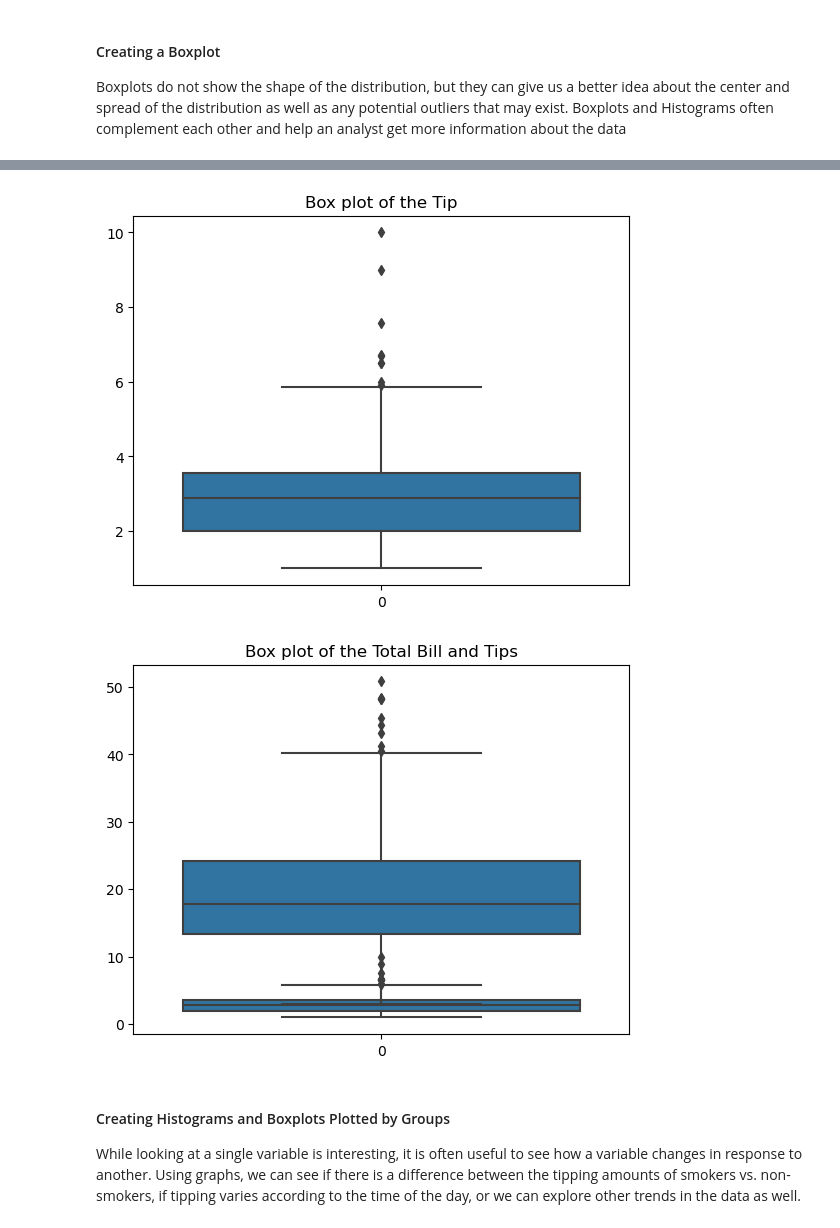
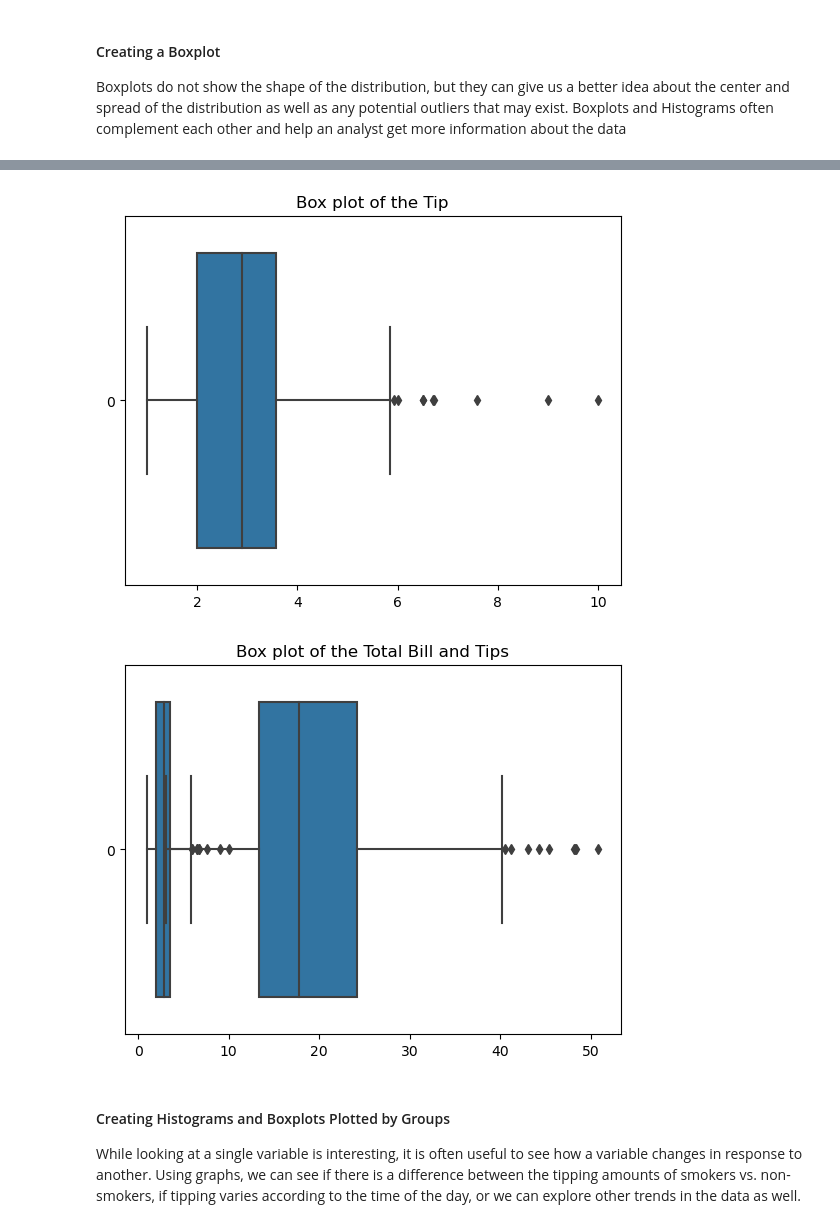
Before and after one commit to elsayedg/Statistics-with-Python-Specialization, a Jupyter notebook: 1_Understanding and Visualizing Data with Python/WEEK 2 - UNIVARIATE DATA/2- Tables_Histograms_and_Boxplots_in_Python.ipynb, the cells around one changed output, grey strips where cells are left out. Cells and saved outputs as stored; diff of their text form; code cells hidden in the pictures.

Commit message:
making box plots horizontal

```diff
--- a/1_Understanding and Visualizing Data with Python/WEEK 2 - UNIVARIATE DATA/2- Tables_Histograms_and_Boxplots_in_Python.ipynb
+++ b/1_Understanding and Visualizing Data with Python/WEEK 2 - UNIVARIATE DATA/2- Tables_Histograms_and_Boxplots_in_Python.ipynb
@@ -106,16 +107,16 @@ plt.show()
 # %%
 # Create a boxplot of the tips amounts
-sns.boxplot(tips_data["tip"]).set_title("Box plot of the Tip")
+sns.boxplot(tips_data["tip"],orient="h").set_title("Box plot of the Tip")
 plt.show()
 # %% [output]
-[figure, old version]
+[figure, new version]
 # %%
 # Create a boxplot of the tips and total bill amounts - do not do it like this
-sns.boxplot(tips_data["total_bill"])
-sns.boxplot(tips_data["tip"]).set_title("Box plot of the Total Bill and Tips")
+sns.boxplot(tips_data["total_bill"],orient="h")
+sns.boxplot(tips_data["tip"],orient="h").set_title("Box plot of the Total Bill and Tips")
 plt.show()
 # %% [output]
-[figure, old version]
+[figure, new version]
 # %% [markdown]
 #### Creating Histograms and Boxplots Plotted by Groups
 
```
Also changed, not shown: parts of 2 cells of this notebook.
